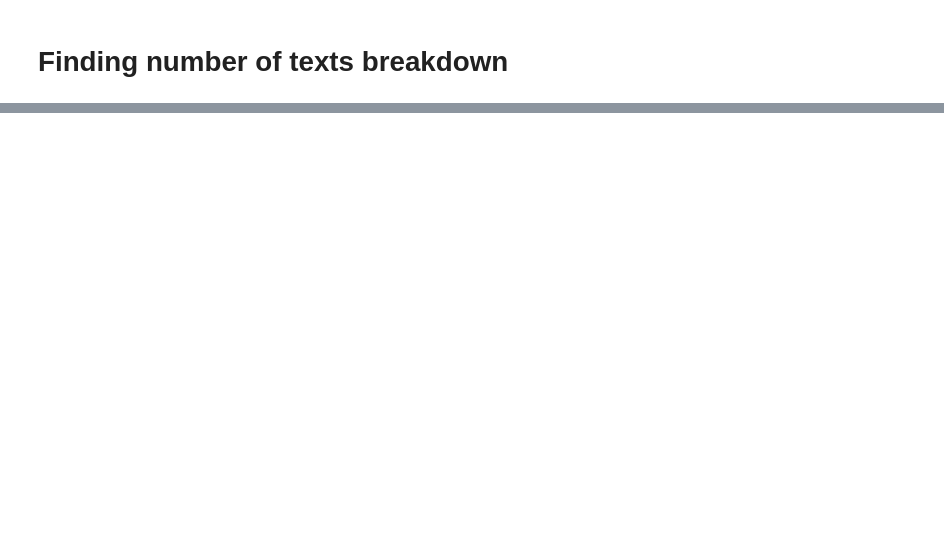
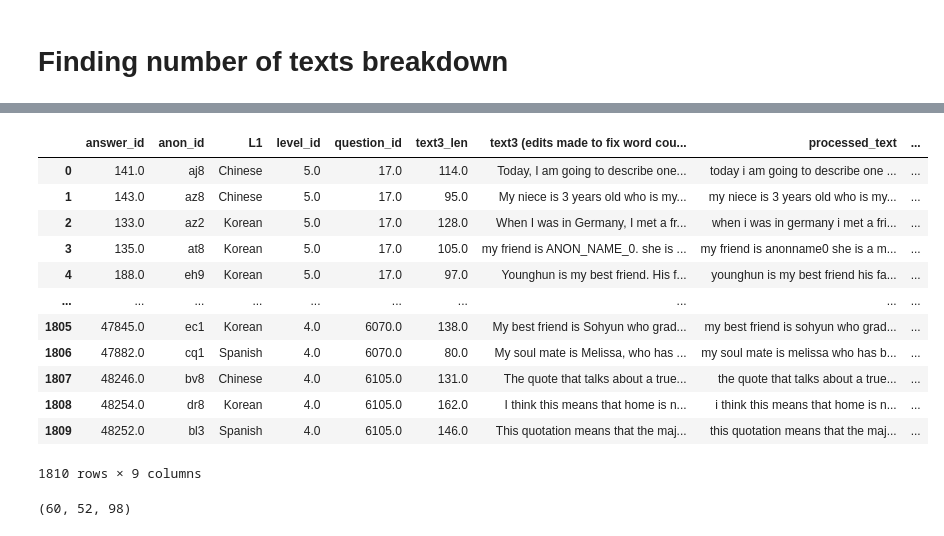
Before and after one commit to mencer456/LRDC-Research, a Jupyter notebook: SlideStats.ipynb, the cells around one changed output, grey strips where cells are left out. Saved outputs shown, nothing was run; the diff lists cells and outputs as text; code cells hidden in the pictures; blank space fills up the shorter version.

```diff
--- a/SlideStats.ipynb
+++ b/SlideStats.ipynb
@@ -476,0 +392,45 @@ unique_t
+# %%
+index=0
+textcount_loose=loose.copy()
+
+textcount_loose['processed_text']=pd.NaT
+textcount_loose['wordtype_len']=pd.NaT
+words=[]
+for text in textcount_loose['text3 (edits made to fix word counts)']:
+    uwords=[]
+    text=str(text).replace('\n',' ')
+    nopunc=text.translate(str.maketrans('','',string.punctuation))
+    nopunc=nopunc.lower()
+    textcount_loose.at[index,'processed_text']=nopunc
+    words=nopunc.strip().split(" ")
+    for word in words:
+        if word=='':
+            words.remove(word)
+        elif word not in uwords:
+            uwords.append(word)
+    textcount_loose.at[index,'text3_len']=len(words)
+    textcount_loose.at[index,'wordtype_len']=len(uwords)
+    index+=1
+# %%
+textcount_loose.dropna(inplace=True)
+# %%
+textcount_loose
+# %% [output]
+|  | answer_id | anon_id | L1 | level_id | question_id | text3_len | text3 (edits made to fix word cou... | processed_text | ... |
+| 0 | 141.0 | aj8 | Chinese | 5.0 | 17.0 | 114.0 | Today, I am going to describe one... | today i am going to describe one ... | ... |
+| 1 | 143.0 | az8 | Chinese | 5.0 | 17.0 | 95.0 | My niece is 3 years old who is my... | my niece is 3 years old who is my... | ... |
+| 2 | 133.0 | az2 | Korean | 5.0 | 17.0 | 128.0 | When I was in Germany, I met a fr... | when i was in germany i met a fri... | ... |
+| 3 | 135.0 | at8 | Korean | 5.0 | 17.0 | 105.0 | my friend is ANON_NAME_0. she is ... | my friend is anonname0 she is a m... | ... |
+| 4 | 188.0 | eh9 | Korean | 5.0 | 17.0 | 97.0 | Younghun is my best friend. His f... | younghun is my best friend his fa... | ... |
+| ... | ... | ... | ... | ... | ... | ... | ... | ... | ... |
+| 1805 | 47845.0 | ec1 | Korean | 4.0 | 6070.0 | 138.0 | My best friend is Sohyun who grad... | my best friend is sohyun who grad... | ... |
+| 1806 | 47882.0 | cq1 | Spanish | 4.0 | 6070.0 | 80.0 | My soul mate is Melissa, who has ... | my soul mate is melissa who has b... | ... |
+| 1807 | 48246.0 | bv8 | Chinese | 4.0 | 6105.0 | 131.0 | The quote that talks about a true... | the quote that talks about a true... | ... |
+| 1808 | 48254.0 | dr8 | Korean | 4.0 | 6105.0 | 162.0 | I think this means that home is n... | i think this means that home is n... | ... |
+| 1809 | 48252.0 | bl3 | Spanish | 4.0 | 6105.0 | 146.0 | This quotation means that the maj... | this quotation means that the maj... | ... |
+1810 rows × 9 columns
+# %%
+loose3=textcount_loose.query('level_id==3').reset_index()
+find_counts(loose3,'L1')
+# %% [output]
+(60, 52, 98)
```
Also changed, not shown: parts of 32 cells of this notebook, 1 other file.
